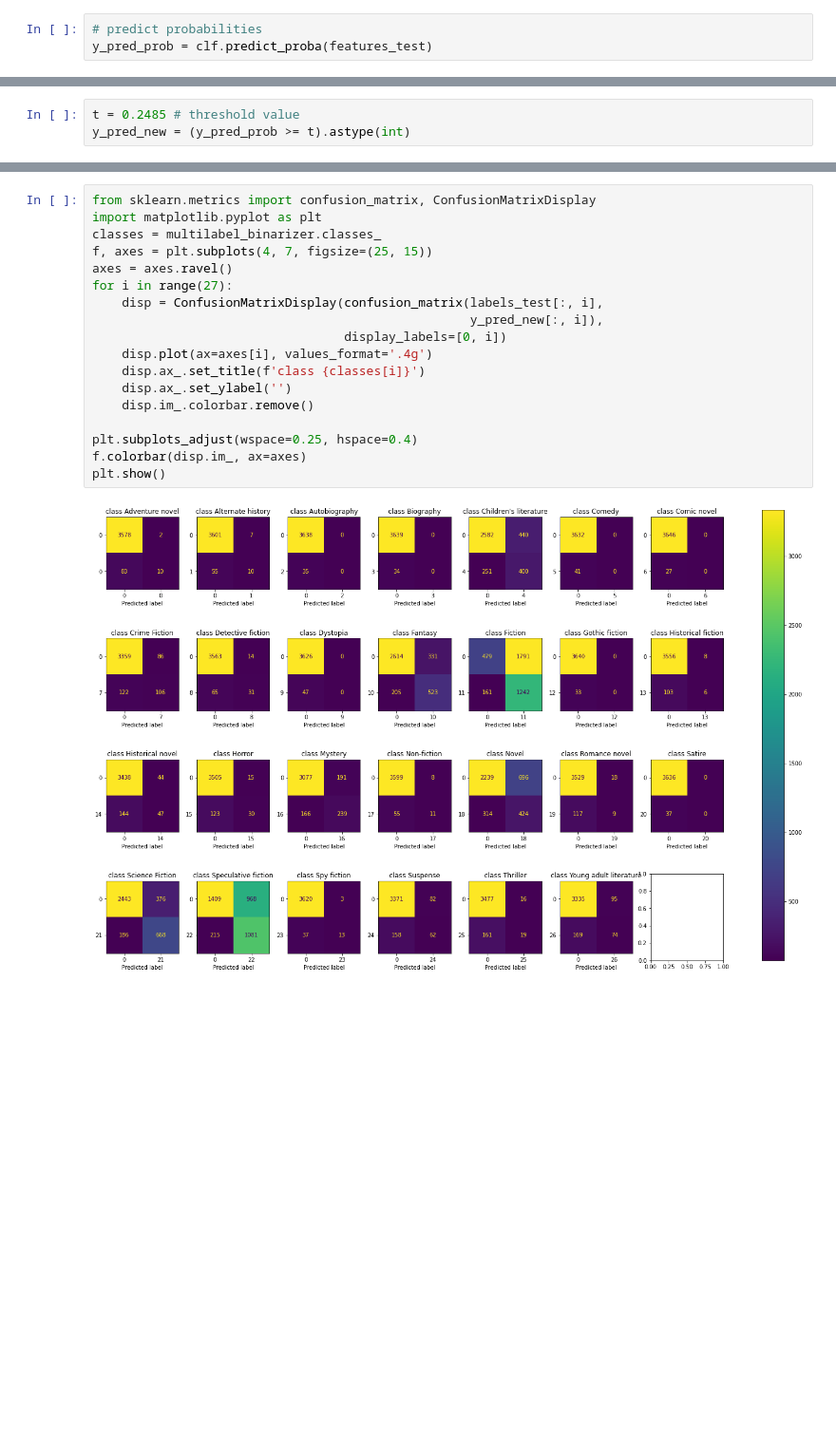
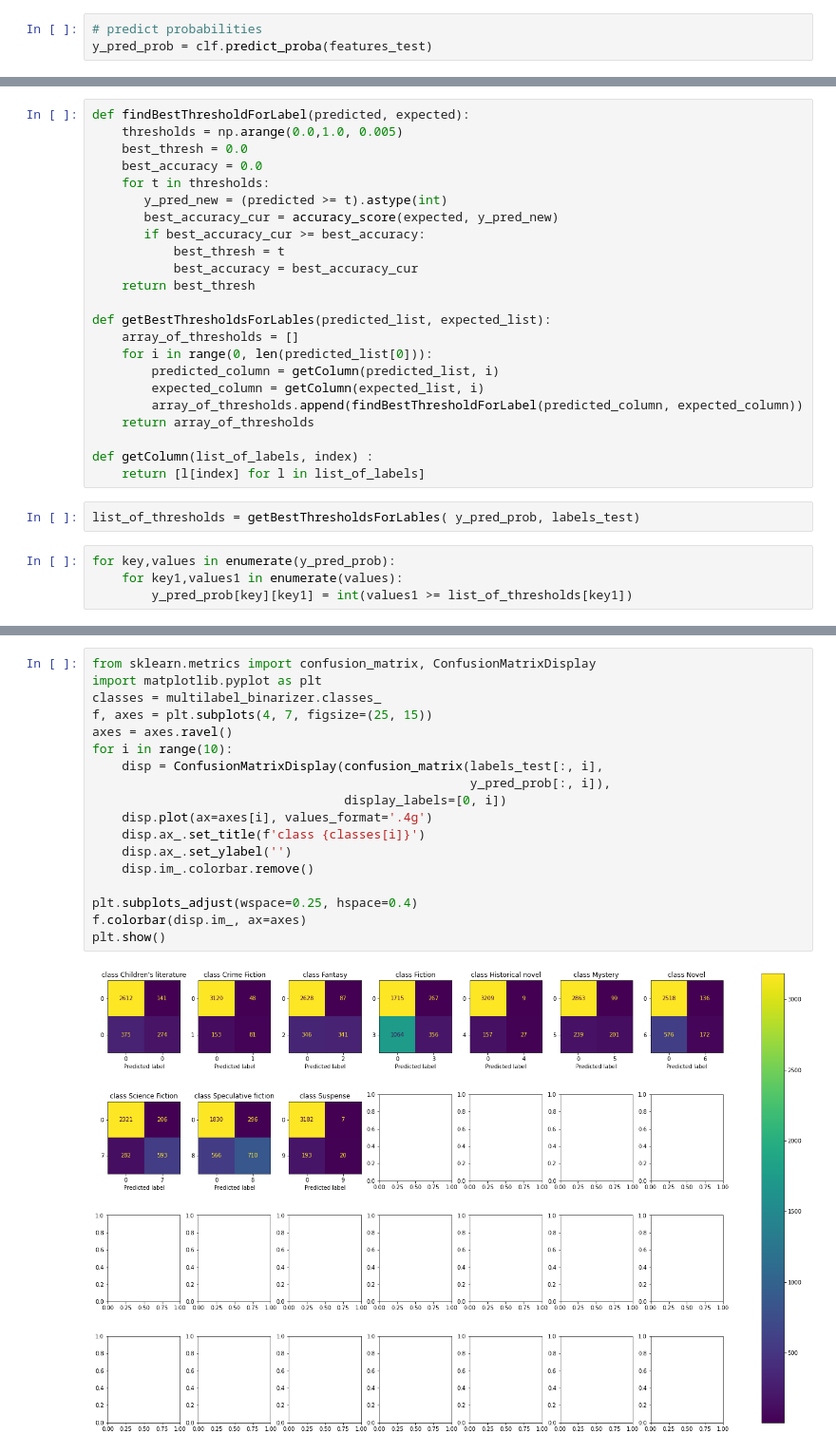
Before and after one commit to peterP1998/BookClassification, a Jupyter notebook: models/MLLogisticRegression.ipynb, the cells around one changed output, grey strips where cells are left out. Shown: that part at 95% size. Saved outputs shown, nothing was run; the diff lists cells and outputs as text; blank space fills up the shorter version.

```diff
--- a/models/MLLogisticRegression.ipynb
+++ b/models/MLLogisticRegression.ipynb
@@ -86,5 +86,31 @@ array([[0.01017825, 0.01793589, 0.00815324, ..., 0.01297529, 0.01804664,
-# %%
-t = 0.2485 # threshold value
-y_pred_new = (y_pred_prob >= t).astype(int)
+# %%
+def findBestThresholdForLabel(predicted, expected):
+    thresholds = np.arange(0.0,1.0, 0.005)
+    best_thresh = 0.0
+    best_accuracy = 0.0
+    for t in thresholds:
+       y_pred_new = (predicted >= t).astype(int)
+       best_accuracy_cur = accuracy_score(expected, y_pred_new)
+       if best_accuracy_cur >= best_accuracy:
+           best_thresh = t
+           best_accuracy = best_accuracy_cur
+    return best_thresh
+
+def getBestThresholdsForLables(predicted_list, expected_list):
+    array_of_thresholds = []
+    for i in range(0, len(predicted_list[0])):
+        predicted_column = getColumn(predicted_list, i)
+        expected_column = getColumn(expected_list, i)
+        array_of_thresholds.append(findBestThresholdForLabel(predicted_column, expected_column))
+    return array_of_thresholds
+
+def getColumn(list_of_labels, index) :
+    return [l[index] for l in list_of_labels]
+# %%
+list_of_thresholds = getBestThresholdsForLables( y_pred_prob, labels_test)
+# %%
+for key,values in enumerate(y_pred_prob):
+    for key1,values1 in enumerate(values):
+        y_pred_prob[key][key1] = int(values1 >= list_of_thresholds[key1])
 # %%
 # evaluate performance
@@ -111,20 +137,20 @@ Recall(labels_test, y_pred_new)
 # %%
 from sklearn.metrics import confusion_matrix, ConfusionMatrixDisplay
 import matplotlib.pyplot as plt
 classes = multilabel_binarizer.classes_
 f, axes = plt.subplots(4, 7, figsize=(25, 15))
 axes = axes.ravel()
-for i in range(27):
+for i in range(10):
     disp = ConfusionMatrixDisplay(confusion_matrix(labels_test[:, i],
-                                                   y_pred_new[:, i]),
+                                                   y_pred_prob[:, i]),
                                   display_labels=[0, i])
     disp.plot(ax=axes[i], values_format='.4g')
     disp.ax_.set_title(f'class {classes[i]}')
     disp.ax_.set_ylabel('')
     disp.im_.colorbar.remove()
 
 plt.subplots_adjust(wspace=0.25, hspace=0.4)
 f.colorbar(disp.im_, ax=axes)
 plt.show()
 # %% [output]
-[figure, old version]
+[figure, new version]
```
Also changed, not shown: parts of 9 cells of this notebook, 2 other files.
